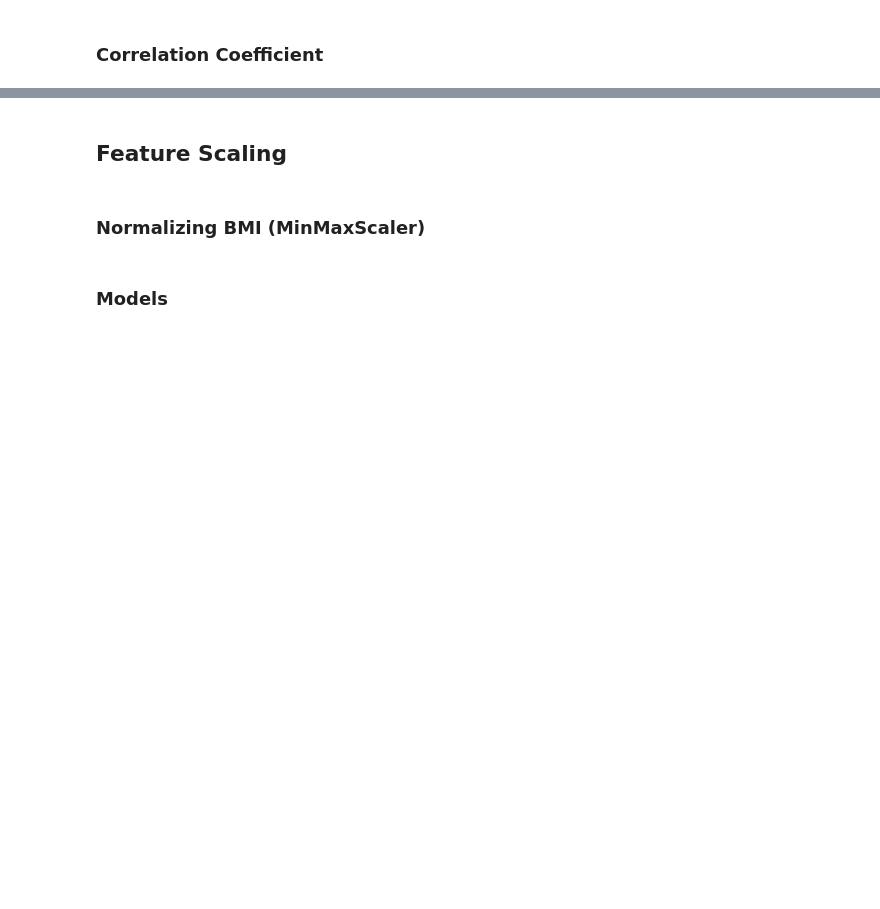
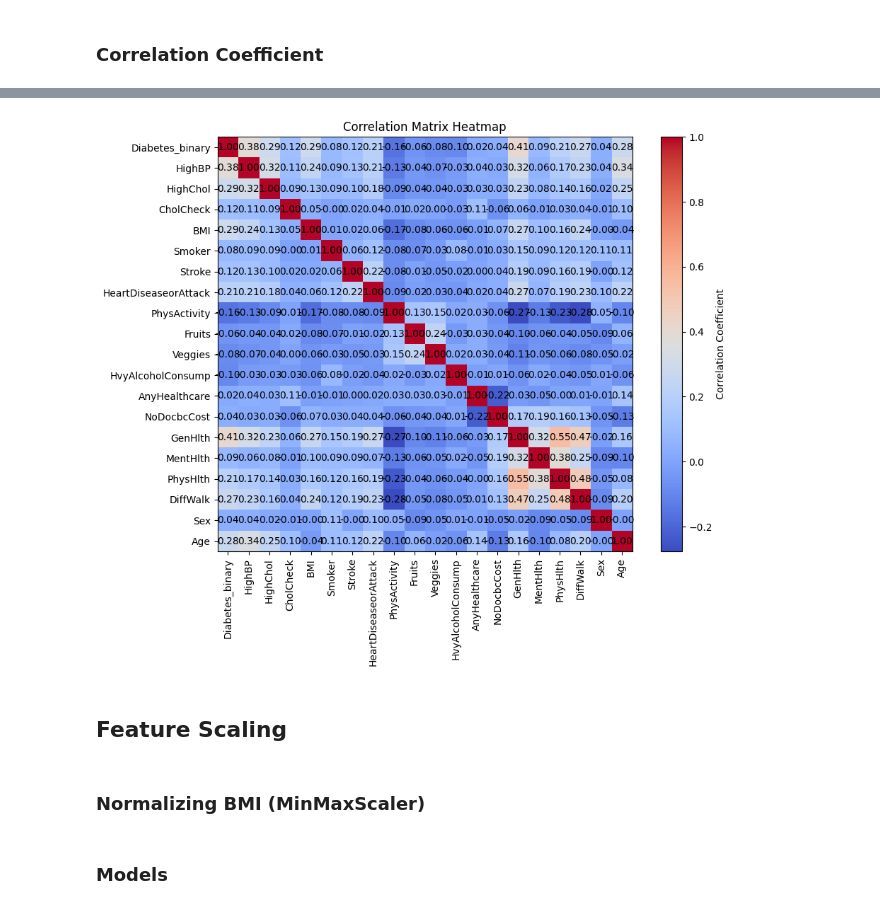
Before and after one commit to amjadAwad95/diabetes-prediction, a Jupyter notebook: src/EDA.ipynb, the cells around one changed output, grey strips where cells are left out. Saved outputs shown, nothing was run; the diff lists cells and outputs as text; code cells hidden in the pictures; blank space fills up the shorter version.

```diff
--- a/src/EDA.ipynb
+++ b/src/EDA.ipynb
@@ -540,4 +542,29 @@ PhysActivity           -0.150088
 Name: Diabetes_binary, dtype: float64
+# %%
+import matplotlib.pyplot as plt
+
+plt.figure(figsize=(10, 8))
+plt.imshow(corr_matrix, cmap='coolwarm', interpolation='nearest')
+
+
+plt.colorbar(label='Correlation Coefficient')
+
+
+plt.xticks(range(len(corr_matrix.columns)), corr_matrix.columns, rotation=90)
+plt.yticks(range(len(corr_matrix.index)), corr_matrix.index)
+
+
+plt.title('Correlation Matrix Heatmap')
+
+for i in range(len(corr_matrix.columns)):
+    for j in range(len(corr_matrix.index)):
+        plt.text(j, i, f"{corr_matrix.values[i, j]:.2f}",
+                 ha='center', va='center', color='black')
+
+plt.tight_layout()
+plt.show()
+# %% [output]
+[figure, added]
 # %% [markdown]
 ## Feature Scaling
 # %% [markdown]
```
Also changed, not shown: parts of 46 cells of this notebook.
